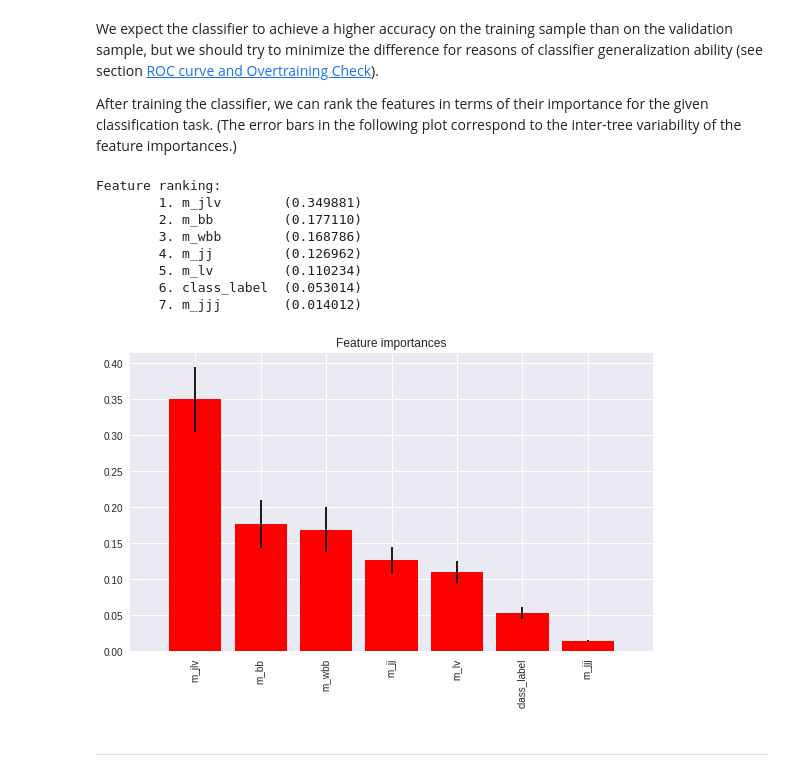
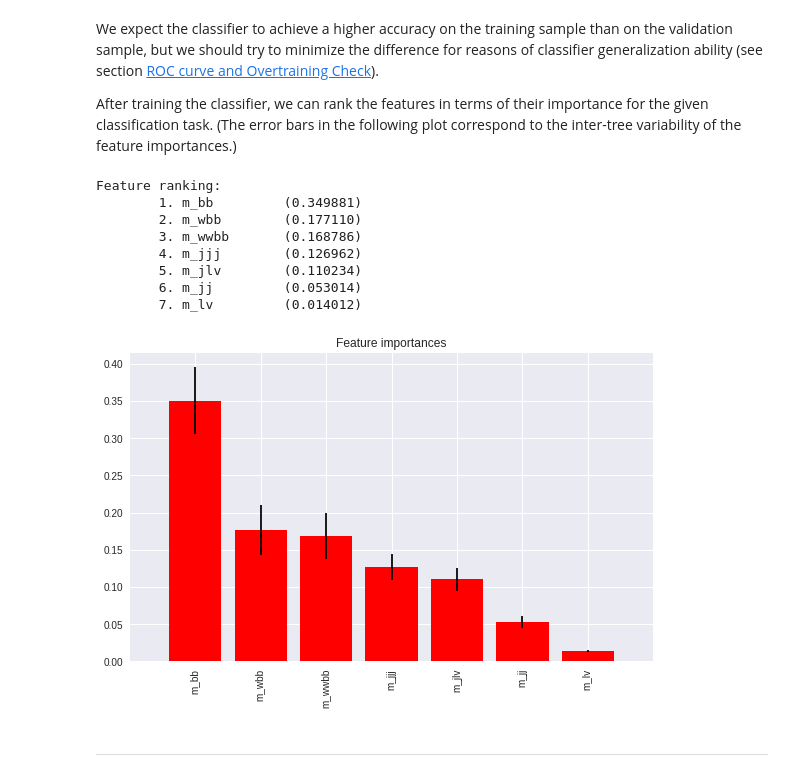
Before and after one commit to tempse/sklearn-beginners-template, a Jupyter notebook: example analysis - random forest.ipynb, the cells around one changed output. Cells and saved outputs as stored; diff of their text form; code cells hidden in the pictures.

Commit message:
Bugfix
Fix bug in feature importance plot which caused wrong feature labels.

```diff
--- a/example analysis - random forest.ipynb
+++ b/example analysis - random forest.ipynb
@@ -293,39 +293,38 @@ After training the classifier, we can rank the features in terms of their import
 # %%
 importances = clf.feature_importances_
 std = np.std([tree.feature_importances_ for tree in clf.estimators_],
              axis=0)
 indices = np.argsort(importances)[::-1]
 
 print("Feature ranking:")
 
-indices_featureNames = np.empty([X_train.shape[1]], dtype=object)
+featureNames = data.columns[data.columns != 'class_label']
 
 for f in range(X_train.shape[1]):
-    indices_featureNames[f] = data.columns[indices[f]]
     print("\t%d. %s \t(%f)" % (f + 1,
-                               indices_featureNames[f],
+                               featureNames[indices[f]],
                                importances[indices[f]]))
 
 plt.figure()
 plt.title("Feature importances")
 plt.bar(range(X_train.shape[1]),
         importances[indices],
         color="r",
         yerr=std[indices],
         align="center")
-plt.xticks(range(X_train.shape[1]), indices_featureNames, rotation=90)
+plt.xticks(range(X_train.shape[1]), featureNames[indices], rotation=90)
 plt.xlim([-1, X_train.shape[1]])
 plt.tight_layout()
 # %% [output]
 Feature ranking:
-        1. m_jlv        (0.349881)
-        2. m_bb         (0.177110)
-        3. m_wbb        (0.168786)
-        4. m_jj         (0.126962)
-        5. m_lv         (0.110234)
-        6. class_label  (0.053014)
-        7. m_jjj        (0.014012)
+        1. m_bb         (0.349881)
+        2. m_wbb        (0.177110)
+        3. m_wwbb       (0.168786)
+        4. m_jjj        (0.126962)
+        5. m_jlv        (0.110234)
+        6. m_jj         (0.053014)
+        7. m_lv         (0.014012)
-[figure, old version]
+[figure, new version]
 # %% [markdown]
 ---
 # %% [markdown]
```
